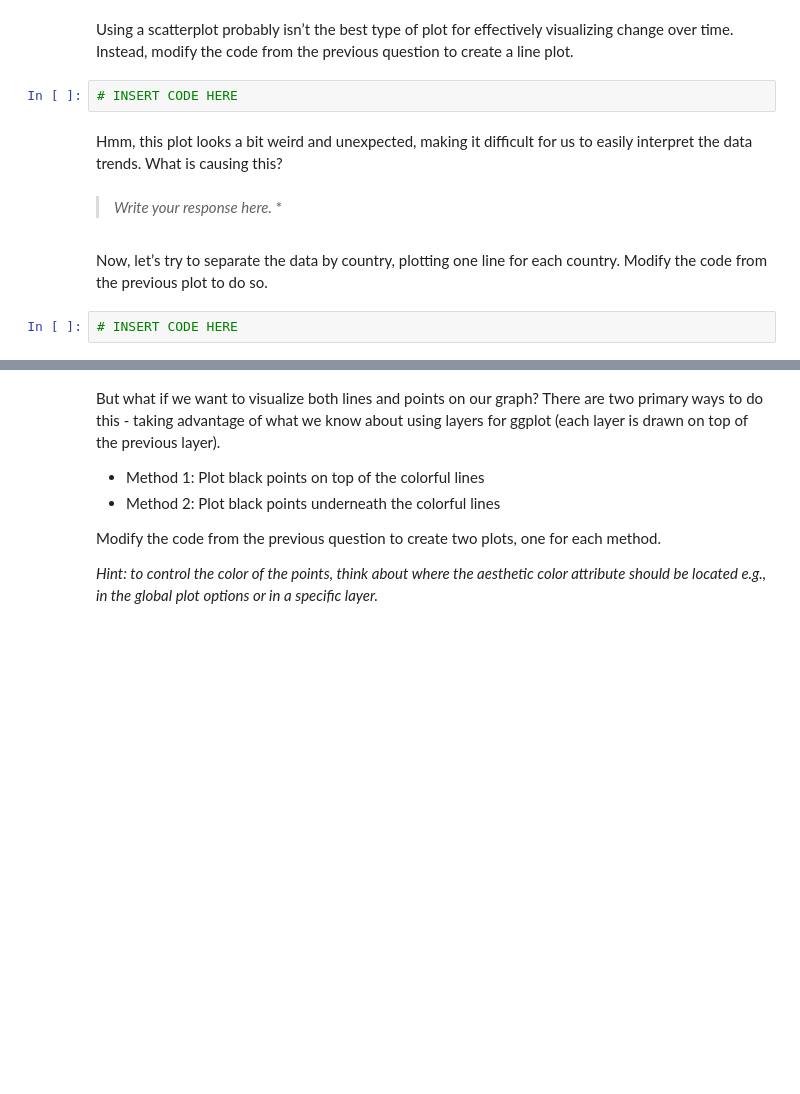
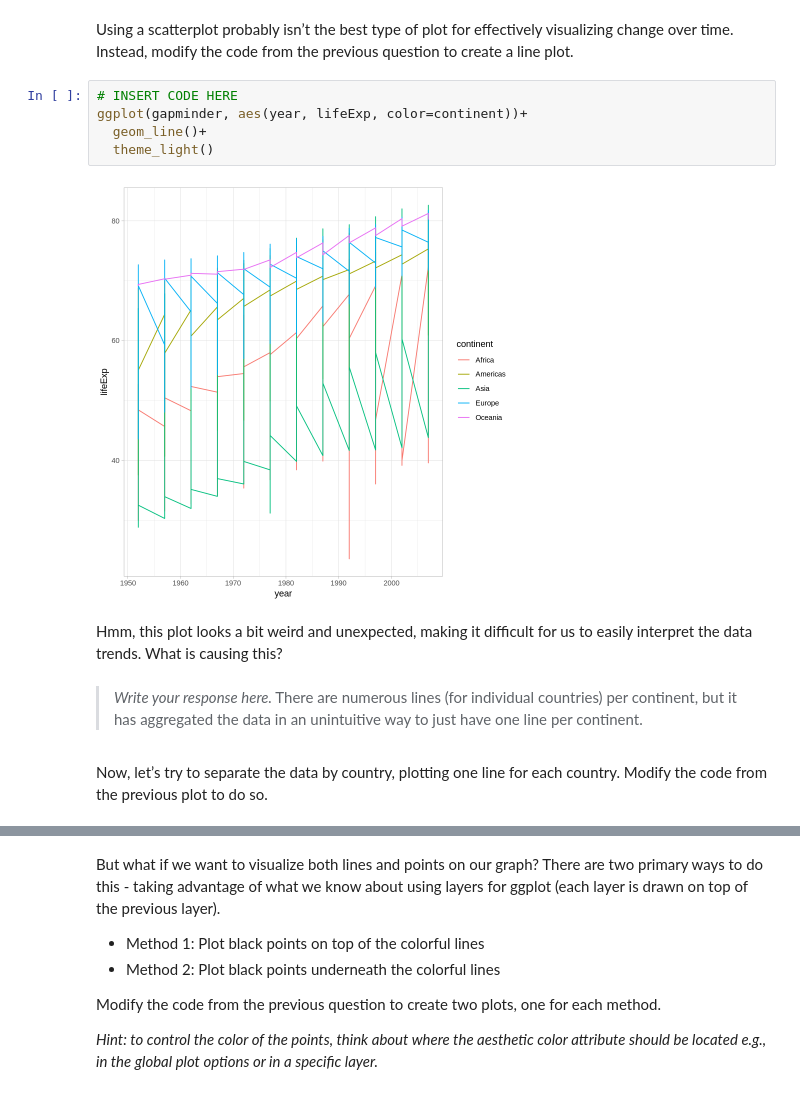
Before and after one commit to yadachi0002/Adachi_DSPN_S25, a Jupyter notebook: ExerciseSubmissions/ex5_visualization-as-analysis.ipynb, the cells around one changed output, grey strips where cells are left out. Cells and saved outputs as stored; diff of their text form; blank space fills up the shorter version.

```diff
--- a/ExerciseSubmissions/ex5_visualization-as-analysis.ipynb
+++ b/ExerciseSubmissions/ex5_visualization-as-analysis.ipynb
@@ -30,12 +57,15 @@ What trends can you identify in the data?
 Using a scatterplot probably isn’t the best type of plot for effectively visualizing change over time. Instead, modify the code from the previous question to create a line plot.
 # %%
 # INSERT CODE HERE
+ggplot(gapminder, aes(year, lifeExp, color=continent))+
+  geom_line()+
+  theme_light()
+# %% [output]
+[figure, added]
 # %% [markdown]
 Hmm, this plot looks a bit weird and unexpected, making it difficult for us to easily interpret the data trends. What is causing this?
-# %% [markdown]
-> *Write your response here.*
-> *
+# %% [markdown]
+> *Write your response here.*
+> There are numerous lines (for individual countries) per continent, but it has aggregated the data in an unintuitive way to just have one line per continent.
 # %% [markdown]
 Now, let’s try to separate the data by country, plotting one line for each country. Modify the code from the previous plot to do so.
-# %%
-# INSERT CODE HERE
```
Also changed, not shown: parts of 21 cells of this notebook.
